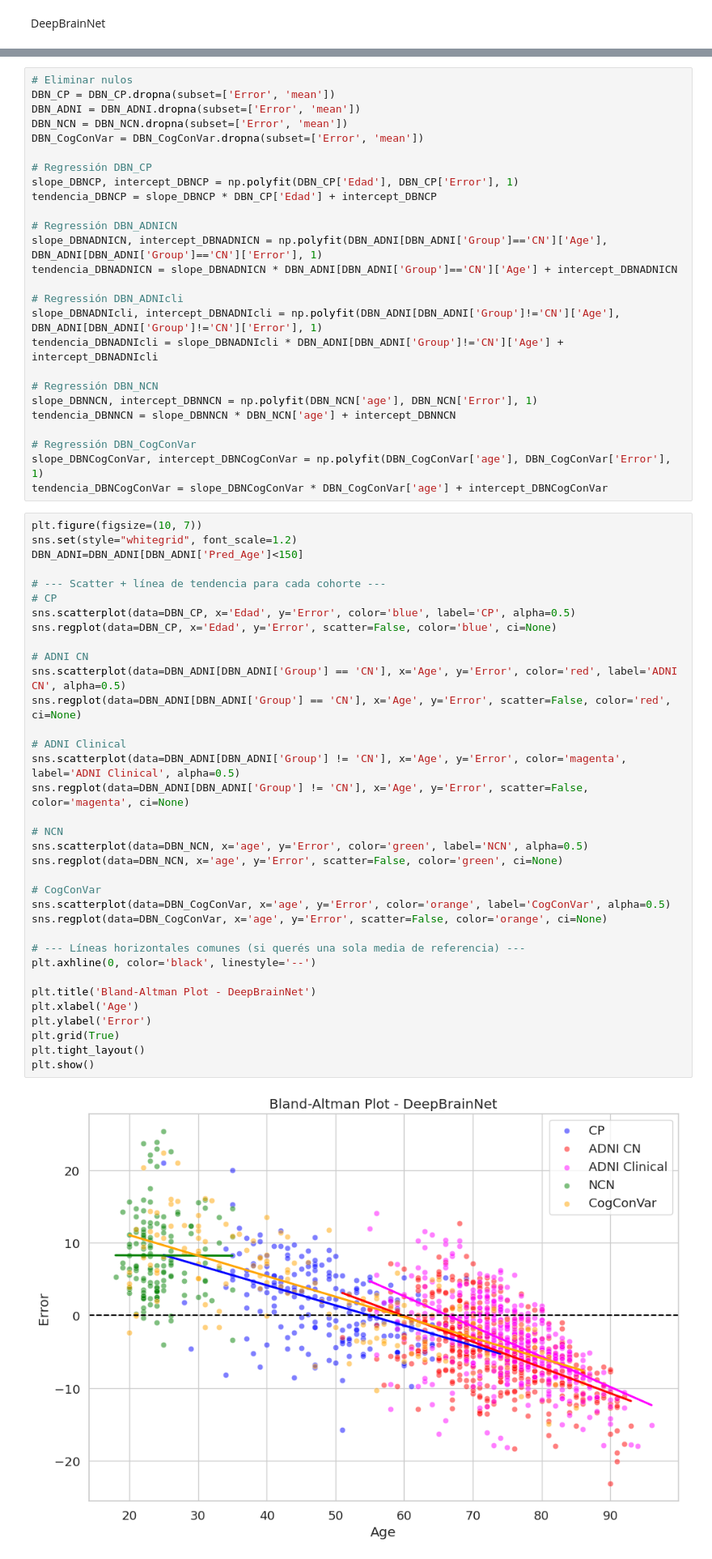
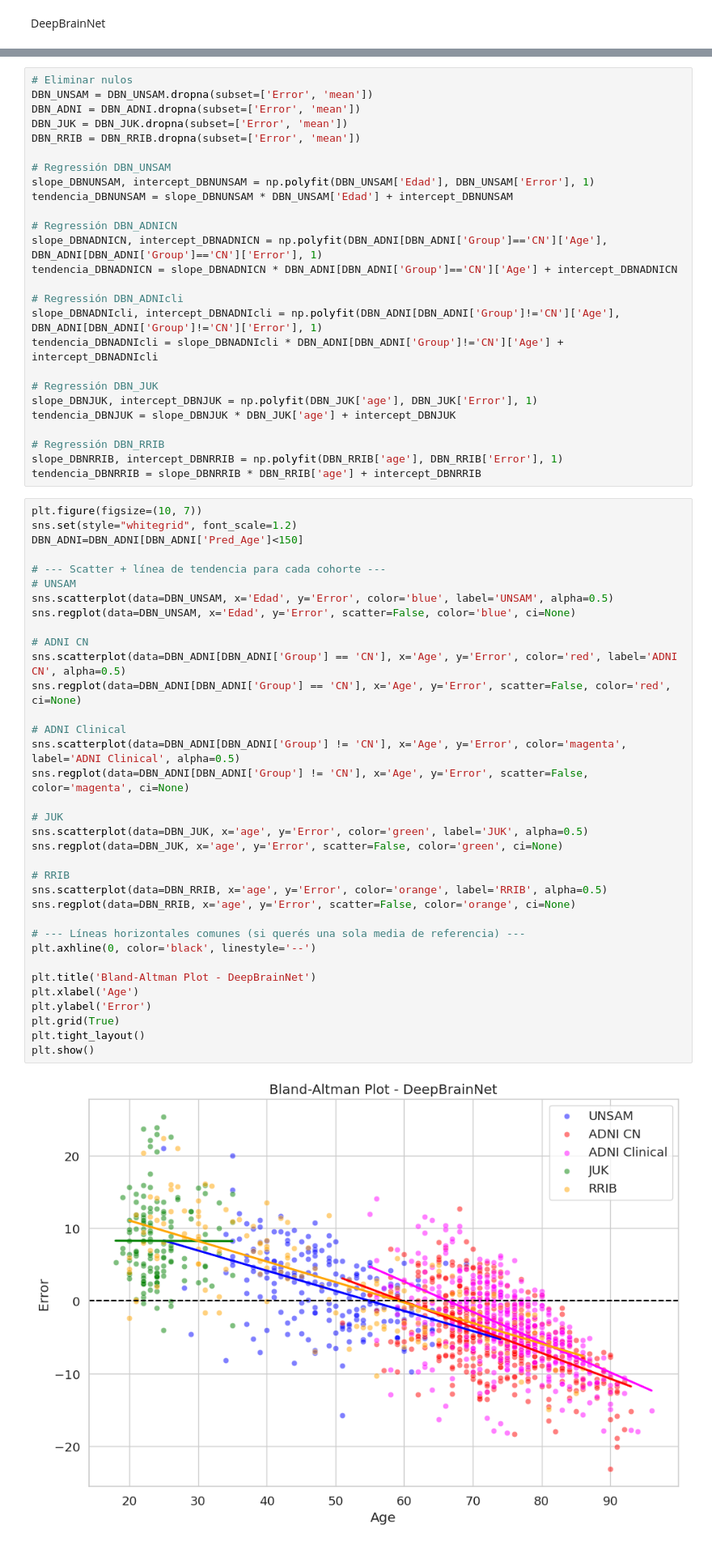
Before and after one commit to mabelzunce/brainage-models-benchmark, a Jupyter notebook: results/bland-altman.ipynb, the cells around one changed output, grey strips where cells are left out. Shown at 81% size. Drawn from its saved outputs; the diff is of its cells as text.

```diff
--- a/results/bland-altman.ipynb
+++ b/results/bland-altman.ipynb
@@ -203,13 +203,13 @@ lower_limit_DBNCogConVar = mean_diff_DBNCogConVar - 1.96 * std_diff_DBNCogConVar
 # %%
 # Eliminar nulos
-DBN_CP = DBN_CP.dropna(subset=['Error', 'mean'])
+DBN_UNSAM = DBN_UNSAM.dropna(subset=['Error', 'mean'])
 DBN_ADNI = DBN_ADNI.dropna(subset=['Error', 'mean'])
-DBN_NCN = DBN_NCN.dropna(subset=['Error', 'mean'])
-DBN_CogConVar = DBN_CogConVar.dropna(subset=['Error', 'mean'])
+DBN_JUK = DBN_JUK.dropna(subset=['Error', 'mean'])
+DBN_RRIB = DBN_RRIB.dropna(subset=['Error', 'mean'])
 
-# Regressión DBN_CP
-slope_DBNCP, intercept_DBNCP = np.polyfit(DBN_CP['Edad'], DBN_CP['Error'], 1)
-tendencia_DBNCP = slope_DBNCP * DBN_CP['Edad'] + intercept_DBNCP
+# Regressión DBN_UNSAM
+slope_DBNUNSAM, intercept_DBNUNSAM = np.polyfit(DBN_UNSAM['Edad'], DBN_UNSAM['Error'], 1)
+tendencia_DBNUNSAM = slope_DBNUNSAM * DBN_UNSAM['Edad'] + intercept_DBNUNSAM
 
 # Regressión DBN_ADNICN
 slope_DBNADNICN, intercept_DBNADNICN = np.polyfit(DBN_ADNI[DBN_ADNI['Group']=='CN']['Age'], DBN_ADNI[DBN_ADNI['Group']=='CN']['Error'], 1)
@@ -219,50 +219,50 @@ tendencia_DBNADNICN = slope_DBNADNICN * DBN_ADNI[DBN_ADNI['Group']=='CN']['Age']
 slope_DBNADNIcli, intercept_DBNADNIcli = np.polyfit(DBN_ADNI[DBN_ADNI['Group']!='CN']['Age'], DBN_ADNI[DBN_ADNI['Group']!='CN']['Error'], 1)
 tendencia_DBNADNIcli = slope_DBNADNIcli * DBN_ADNI[DBN_ADNI['Group']!='CN']['Age'] + intercept_DBNADNIcli
 
-# Regressión DBN_NCN
-slope_DBNNCN, intercept_DBNNCN = np.polyfit(DBN_NCN['age'], DBN_NCN['Error'], 1)
-tendencia_DBNNCN = slope_DBNNCN * DBN_NCN['age'] + intercept_DBNNCN
+# Regressión DBN_JUK
+slope_DBNJUK, intercept_DBNJUK = np.polyfit(DBN_JUK['age'], DBN_JUK['Error'], 1)
+tendencia_DBNJUK = slope_DBNJUK * DBN_JUK['age'] + intercept_DBNJUK
 
-# Regressión DBN_CogConVar
-slope_DBNCogConVar, intercept_DBNCogConVar = np.polyfit(DBN_CogConVar['age'], DBN_CogConVar['Error'], 1)
-tendencia_DBNCogConVar = slope_DBNCogConVar * DBN_CogConVar['age'] + intercept_DBNCogConVar
+# Regressión DBN_RRIB
+slope_DBNRRIB, intercept_DBNRRIB = np.polyfit(DBN_RRIB['age'], DBN_RRIB['Error'], 1)
+tendencia_DBNRRIB = slope_DBNRRIB * DBN_RRIB['age'] + intercept_DBNRRIB
 # %%
 plt.figure(figsize=(10, 7))
 sns.set(style="whitegrid", font_scale=1.2)
 DBN_ADNI=DBN_ADNI[DBN_ADNI['Pred_Age']<150]
 
 # --- Scatter + línea de tendencia para cada cohorte ---
-# CP
-sns.scatterplot(data=DBN_CP, x='Edad', y='Error', color='blue', label='CP', alpha=0.5)
-sns.regplot(data=DBN_CP, x='Edad', y='Error', scatter=False, color='blue', ci=None)
+# UNSAM
+sns.scatterplot(data=DBN_UNSAM, x='Edad', y='Error', color='blue', label='UNSAM', alpha=0.5)
+sns.regplot(data=DBN_UNSAM, x='Edad', y='Error', scatter=False, color='blue', ci=None)
 
 # ADNI CN
 sns.scatterplot(data=DBN_ADNI[DBN_ADNI['Group'] == 'CN'], x='Age', y='Error', color='red', label='ADNI CN', alpha=0.5)
 sns.regplot(data=DBN_ADNI[DBN_ADNI['Group'] == 'CN'], x='Age', y='Error', scatter=False, color='red', ci=None)
 
 # ADNI Clinical
 sns.scatterplot(data=DBN_ADNI[DBN_ADNI['Group'] != 'CN'], x='Age', y='Error', color='magenta', label='ADNI Clinical', alpha=0.5)
 sns.regplot(data=DBN_ADNI[DBN_ADNI['Group'] != 'CN'], x='Age', y='Error', scatter=False, color='magenta', ci=None)
 
-# NCN
-sns.scatterplot(data=DBN_NCN, x='age', y='Error', color='green', label='NCN', alpha=0.5)
-sns.regplot(data=DBN_NCN, x='age', y='Error', scatter=False, color='green', ci=None)
+# JUK
+sns.scatterplot(data=DBN_JUK, x='age', y='Error', color='green', label='JUK', alpha=0.5)
+sns.regplot(data=DBN_JUK, x='age', y='Error', scatter=False, color='green', ci=None)
 
-# CogConVar
-sns.scatterplot(data=DBN_CogConVar, x='age', y='Error', color='orange', label='CogConVar', alpha=0.5)
-sns.regplot(data=DBN_CogConVar, x='age', y='Error', scatter=False, color='orange', ci=None)
+# RRIB
+sns.scatterplot(data=DBN_RRIB, x='age', y='Error', color='orange', label='RRIB', alpha=0.5)
+sns.regplot(data=DBN_RRIB, x='age', y='Error', scatter=False, color='orange', ci=None)
 
 # --- Líneas horizontales comunes (si querés una sola media de referencia) ---
 plt.axhline(0, color='black', linestyle='--')
 
 plt.title('Bland-Altman Plot - DeepBrainNet')
 plt.xlabel('Age')
 plt.ylabel('Error')
 plt.grid(True)
 plt.tight_layout()
 plt.show()
 # %% [output]
-[figure, old version]
+[figure, new version]
 # %% [markdown]
 pyment
 # %%
```
Also changed, not shown: parts of 17 cells of this notebook, 1 other file.
